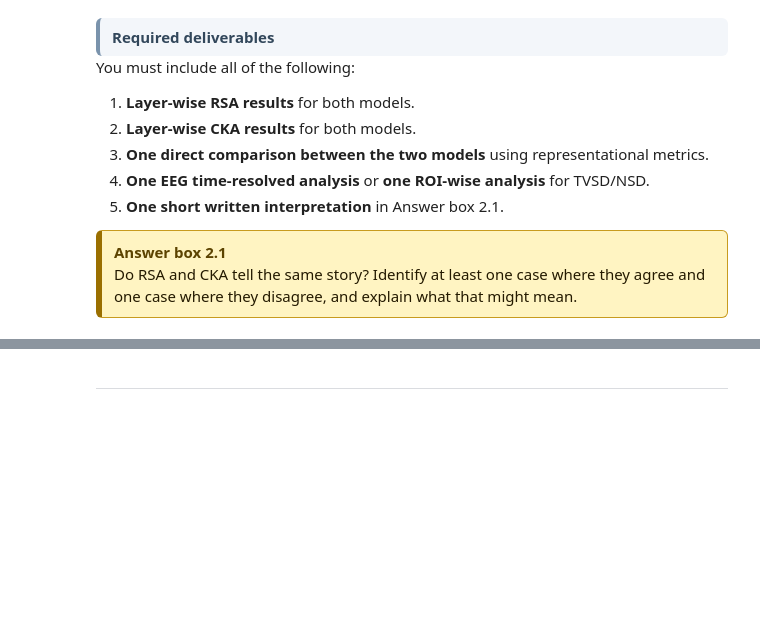
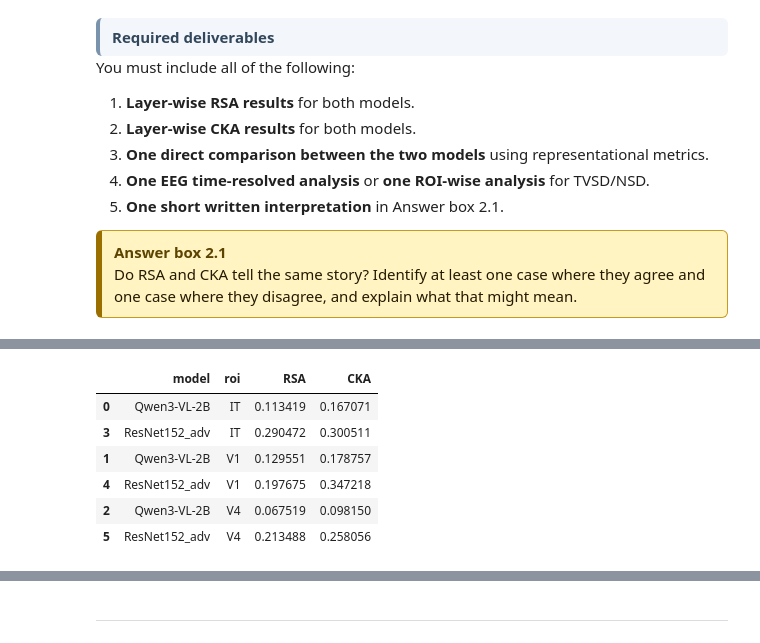
Before and after one commit to Shakikii/Brain-like_Project, a Jupyter notebook: nx414_project_2026.ipynb, the cells around one changed output, grey strips where cells are left out. Cells and saved outputs as stored; diff of their text form; code cells hidden in the pictures; blank space fills up the shorter version.

```diff
--- a/nx414_project_2026.ipynb
+++ b/nx414_project_2026.ipynb
@@ -2638,0 +2785,88 @@ cka = CenteredKernelAlignment(
+# %%
+# TODO: compute scores across layers
+
+# A) TVSD ROI-wise analysis
+
+tvsd_subject = "monkeyF"
+tvsd_rois = ["V1", "V4", "IT"]
+
+tvsd_test_ids = tvsd_h5["test/stimulus_ids"][:]
+
+# Neural data: one ROI at a time, shape (n_stimuli, n_units)
+tvsd_neural = {
+    roi: tvsd_h5[f"test/neural_data/{tvsd_subject}/{roi}"][:]
+    for roi in tvsd_rois
+}
+
+# Load aligned model features for the TVSD test stimuli
+resnet_tvsd_feats = load_layer_subset(resnet_things_path, tvsd_test_ids, resnet_layers)
+qwen_tvsd_feats   = load_layer_subset(qwen_things_path,   tvsd_test_ids, qwen_layers)
+
+rows_tvsd = []
+
+for roi in tvsd_rois:
+    Y = tvsd_neural[roi]
+
+    for layer in resnet_layers:
+        X = resnet_tvsd_feats[layer]
+        rows_tvsd.append({
+            "dataset": "TVSD",
+            "subject": tvsd_subject,
+            "roi": roi,
+            "model": "ResNet152_adv",
+            "layer": layer,
+            "RSA": safe_metric(rsa_metric, X, Y),
+            "CKA": safe_metric(cka_metric, X, Y),
+        })
+
+    for layer in qwen_layers:
+        X = qwen_tvsd_feats[layer]
+        rows_tvsd.append({
+            "dataset": "TVSD",
+            "subject": tvsd_subject,
+            "roi": roi,
+            "model": "Qwen3-VL-2B",
+            "layer": layer,
+            "RSA": safe_metric(rsa_metric, X, Y),
+            "CKA": safe_metric(cka_metric, X, Y),
+        })
+
+df_tvsd = pd.DataFrame(rows_tvsd)
+df_tvsd.to_csv("df_tvsd.csv", index=False) # for 2.5
+
+# Layer-wise TVSD plots
+for metric in ["RSA", "CKA"]:
+    fig, axes = plt.subplots(1, len(tvsd_rois), figsize=(16, 4), sharey=True)
+
+    for ax, roi in zip(axes, tvsd_rois):
+        sub = df_tvsd[df_tvsd["roi"] == roi]
+        res = sub[sub["model"] == "ResNet152_adv"].reset_index(drop=True)
+        qwe = sub[sub["model"] == "Qwen3-VL-2B"].reset_index(drop=True)
+        ax.plot(np.arange(len(res)), res[metric], marker="o", label="ResNet152_adv")
+        ax.plot(np.arange(len(qwe)), qwe[metric], marker="o", label="Qwen3-VL-2B")
+        ax.set_title(f"TVSD {roi}")
+        ax.set_xlabel("Layer index")
+        ax.set_ylabel(metric)
+
+    axes[0].legend()
+    plt.suptitle(f"TVSD layer-wise {metric}")
+    plt.tight_layout()
+    fig.savefig(f"figures/section2/fig_2_3_tvsd_layerwise_{metric.lower()}.png",
+                bbox_inches="tight", dpi=150)
+    plt.close(fig)
+
+# TVSD compact summary
+tvsd_summary = (
+    df_tvsd.groupby(["model", "roi"], as_index=False)[["RSA", "CKA"]]
+    .max()
+    .sort_values(["roi", "model"])
+)
+display(tvsd_summary)
+# %% [output]
+|  | model | roi | RSA | CKA |
+| 0 | Qwen3-VL-2B | IT | 0.113419 | 0.167071 |
+| 3 | ResNet152_adv | IT | 0.290472 | 0.300511 |
+| 1 | Qwen3-VL-2B | V1 | 0.129551 | 0.178757 |
+| 4 | ResNet152_adv | V1 | 0.197675 | 0.347218 |
+| 2 | Qwen3-VL-2B | V4 | 0.067519 | 0.098150 |
+| 5 | ResNet152_adv | V4 | 0.213488 | 0.258056 |
```
Also changed, not shown: parts of 35 cells of this notebook, 7 other files.
